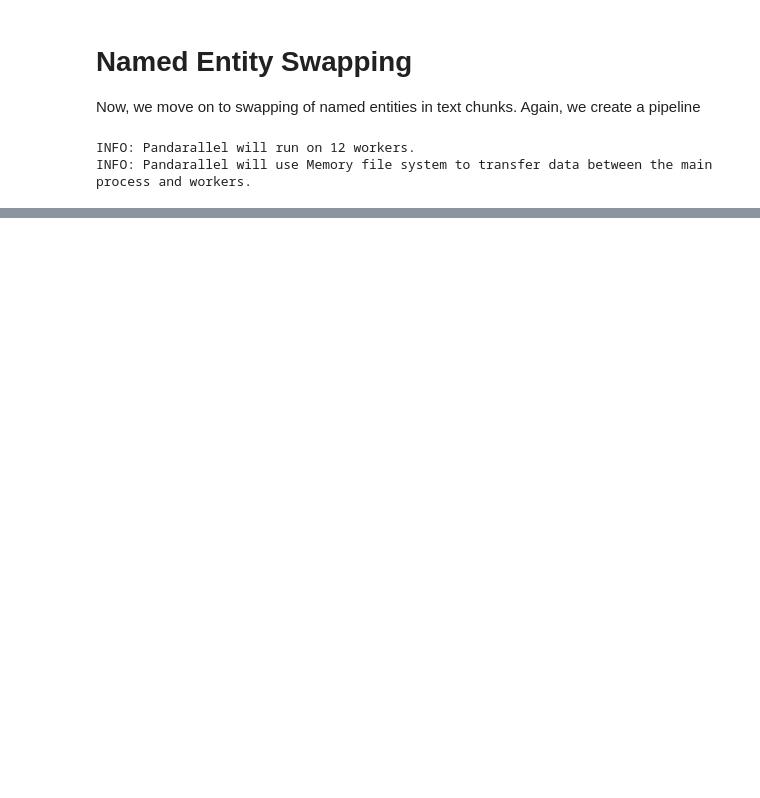
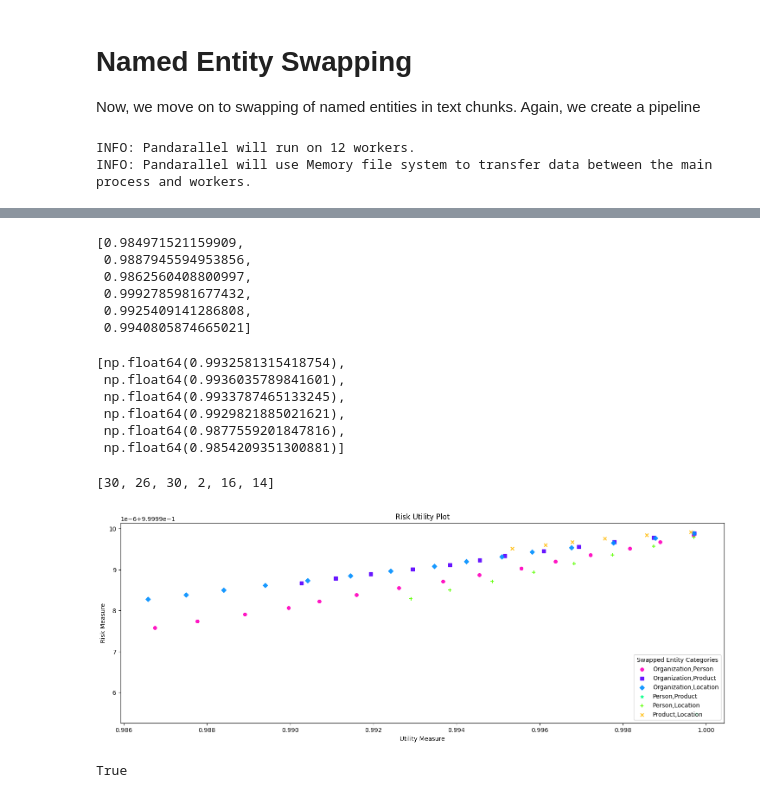
Before and after one commit to Jantg/Named-Entity-Swapping, a Jupyter notebook: Cleaning_In_Progress.ipynb, the cells around one changed output, grey strips where cells are left out. Cells and saved outputs as stored; diff of their text form; code cells hidden in the pictures; blank space fills up the shorter version.

```diff
--- a/Cleaning_In_Progress.ipynb
+++ b/Cleaning_In_Progress.ipynb
@@ -183,7 +183,7 @@ First, we must specify some settings to carry out the semantic chunking. Importa
 First, we specify the breakpoint threshold and also obtain the metadata function from the aforementioned .py file. In addition, we define the variable instruction which is the instructor given to the Instuctor embedding.
 # %%
 from earningsCallPreprocessing import getMeta
-break_thrsh = 75 # breakpoint threshold
+break_thrsh = 85 # breakpoint threshold
 instruction = "Represent earnings call trascripts for sentiment analysis"
 # %% [markdown]
 Next, we construct a wrapper class so that instructor embedding can be inserted into the **SemanticSplitterNodeParser** function from the LlamaIndex.
@@ -586,0 +510,57 @@ N**(alpha-1)
+# %%
+[v[-1] for v in util_measures_listoflist]
+# %% [output]
+[0.984971521159909,
+ 0.9887945594953856,
+ 0.9862560408800997,
+ 0.9992785981677432,
+ 0.9925409141286808,
+ 0.9940805874665021]
+# %%
+[v[-1] for v in risk_measures_listoflist]
+# %% [output]
+[np.float64(0.9932581315418754),
+ np.float64(0.9936035789841601),
+ np.float64(0.9933787465133245),
+ np.float64(0.9929821885021621),
+ np.float64(0.9877559201847816),
+ np.float64(0.9854209351300881)]
+# %%
+[len(v) for v in util_measures_listoflist]
+# %% [output]
+[30, 26, 30, 2, 16, 14]
+# %%
+import matplotlib.cm as cm
+plt.figure(figsize=(18, 6))
+swapvars_list =  [x[0] for x in zip(list(combinations(['Organization','Person','Product','Location'],2)),
+                                    risk_measures_listoflist) if len(x[1])!=0]
+comb_swapvars = [",".join(s) for s in swapvars_list]
+marker = ["o", "s", "D", "*","+","x","^","<","1","2","X","d",">","3","p","^"]
+# Loop through each set and plot both raw and smoothed data
+for i in range(len(swapvars_list)):
+    #if i in [0,1,2,3]:
+    # Raw data
+        plt.scatter(util_measures_listoflist[i][0:(len(util_measures_listoflist[i])):2],risk_measures_listoflist[i], alpha=0.9, s=30,c = cm.gist_rainbow_r(i/len(swapvars_list)),
+                    label = comb_swapvars[i],marker = marker[i])
+
+    # Smooth using UnivariateSpline
+    #spline = UnivariateSpline(utils_pl[0][i,:],risks_pl[0][i,:], s=1)  # Adjust `s` for smoothing level
+    #x_smooth = np.linspace(utils_pl[0][i,:].min(), utils_pl[0][i,:].max(), 300)
+    #y_smooth = spline(x_smooth)
+    #plt.plot(x_smooth, y_smooth, linewidth=2)
+
+plt.xlabel("Utility Measure")
+plt.ylabel("Risk Measure")
+plt.title("Risk Utility Plot")
+plt.legend(loc= "lower right",title = "Swapped Entity Categories")
+#plt.xlim(-10000,10)
+#plt.ylim(0.94,1.00)
+#plt.tight_layout(rect=[0, 0, 0.75, 1])
+plt.savefig('InstManu'+str(comp_dens)+str(N)+str(num_cluster)+str(min_weight)+'.png')
+# %% [output]
+[figure, added]
+# %%
+from dotenv import load_dotenv
+load_dotenv()
+# %% [output]
+True
```
Also changed, not shown: parts of 27 cells of this notebook.
